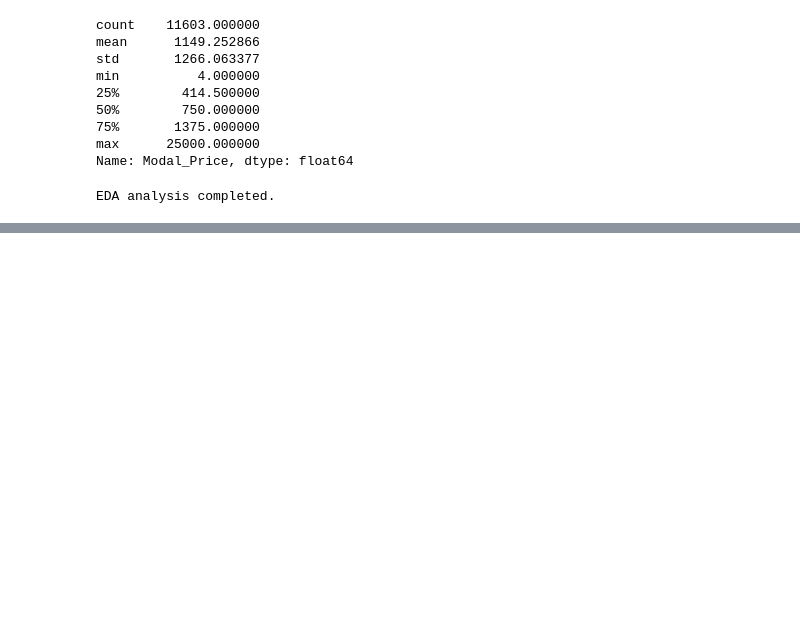
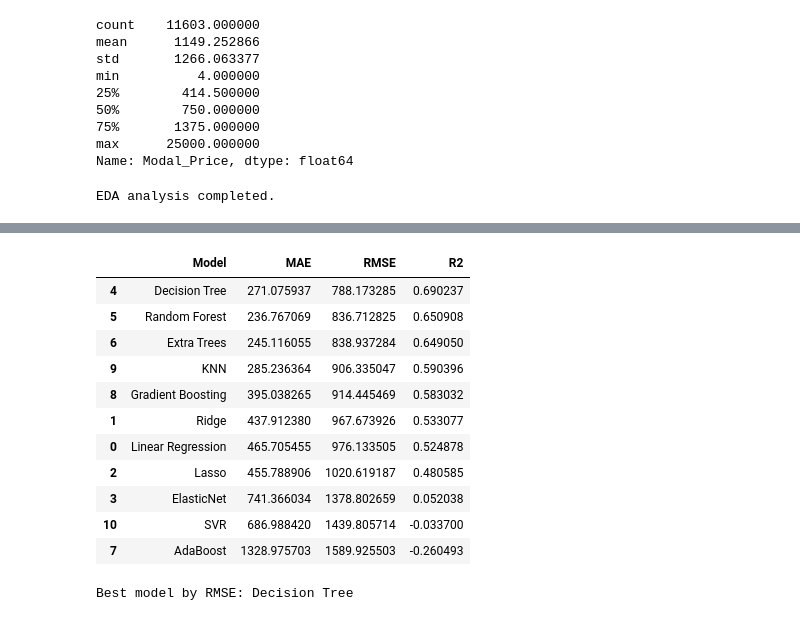
Before and after one commit to shindehiloni-ai/agribusiness-data-analysis, a Jupyter notebook: Untitled.ipynb, the cells around one changed output, grey strips where cells are left out. Saved outputs shown, nothing was run; the diff lists cells and outputs as text; code cells hidden in the pictures; blank space fills up the shorter version.

```diff
--- a/Untitled.ipynb
+++ b/Untitled.ipynb
@@ -790,0 +748,37 @@ Linear Regression 416.517732  945.798008  0.559469
+# %%
+from sklearn.metrics import mean_absolute_error, mean_squared_error, r2_score
+
+evaluation = []
+
+for name, model in trained_models.items():
+    pred = model.predict(X_test)
+
+    evaluation.append({
+        "Model": name,
+        "MAE": mean_absolute_error(y_test, pred),
+        "RMSE": np.sqrt(mean_squared_error(y_test, pred)),
+        "R2": r2_score(y_test, pred)
+    })
+
+evaluation_df = pd.DataFrame(evaluation).sort_values("RMSE")
+display(evaluation_df)
+
+best_name = evaluation_df.iloc[0]["Model"]
+best_model = trained_models[best_name]
+best_pred = best_model.predict(X_test)
+
+print("Best model by RMSE:", best_name)
+# %% [output]
+|  | Model | MAE | RMSE | R2 |
+| 4 | Decision Tree | 271.075937 | 788.173285 | 0.690237 |
+| 5 | Random Forest | 236.767069 | 836.712825 | 0.650908 |
+| 6 | Extra Trees | 245.116055 | 838.937284 | 0.649050 |
+| 9 | KNN | 285.236364 | 906.335047 | 0.590396 |
+| 8 | Gradient Boosting | 395.038265 | 914.445469 | 0.583032 |
+| 1 | Ridge | 437.912380 | 967.673926 | 0.533077 |
+| 0 | Linear Regression | 465.705455 | 976.133505 | 0.524878 |
+| 2 | Lasso | 455.788906 | 1020.619187 | 0.480585 |
+| 3 | ElasticNet | 741.366034 | 1378.802659 | 0.052038 |
+| 10 | SVR | 686.988420 | 1439.805714 | -0.033700 |
+| 7 | AdaBoost | 1328.975703 | 1589.925503 | -0.260493 |
+Best model by RMSE: Decision Tree
```
Also changed, not shown: parts of 8 cells of this notebook.
